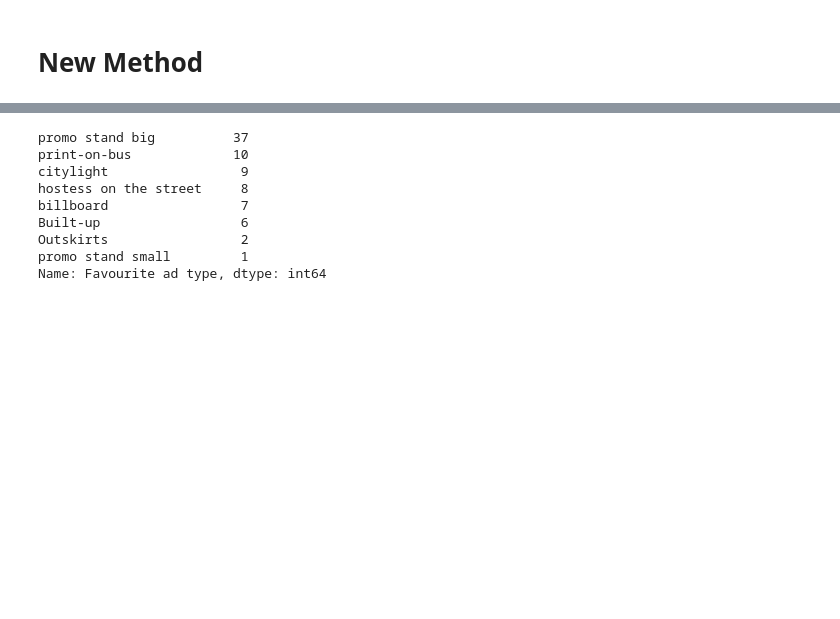
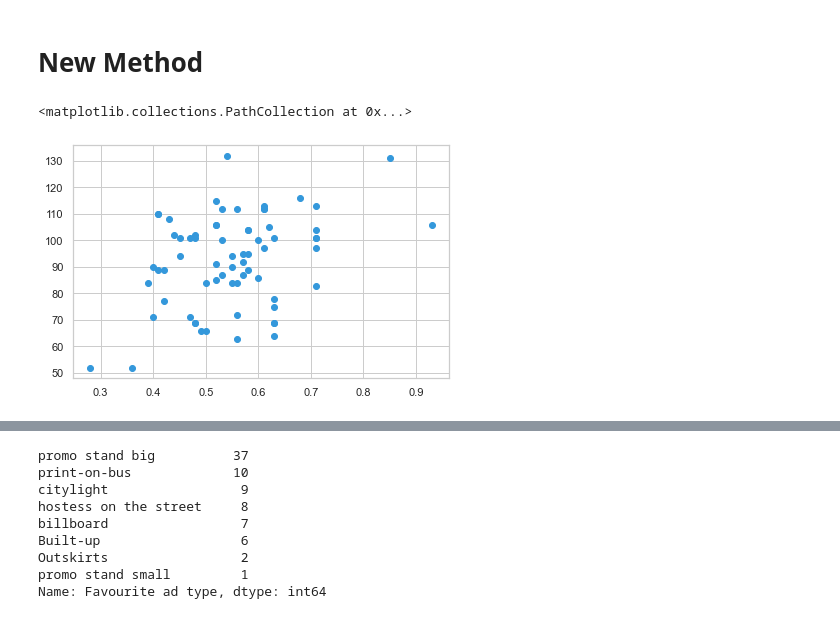
Before and after one commit to utikpuhlik/minimum, a Jupyter notebook: main.ipynb, the cells around one changed output, grey strips where cells are left out. Drawn from its saved outputs; the diff is of its cells as text; code cells hidden in the pictures; blank space fills up the shorter version.

```diff
--- a/main.ipynb
+++ b/main.ipynb
@@ -301,3 +301,12 @@ plt.scatter(it['Preferred quality'], it['Weekly income'], label='Italian', color
 #     bestfit_colors=["blue"])
 # %% [markdown]
 # New Method
+# %%
+medium_italian = it[it['Stratification by income'] == 'medium income']
+medium_italian.drop(columns=['Name', 'Gender', 'Favourite category',
+                           'Stratification by income'], inplace=True)
+# %%
+plt.scatter(medium_italian['Preferred quality'], medium_italian['Weekly income'], label='Asian', color='#3498db')
+# %% [output]
+<matplotlib.collections.PathCollection at 0x...>
+[figure, added]
```
Also changed, not shown: parts of 5 cells of this notebook.
